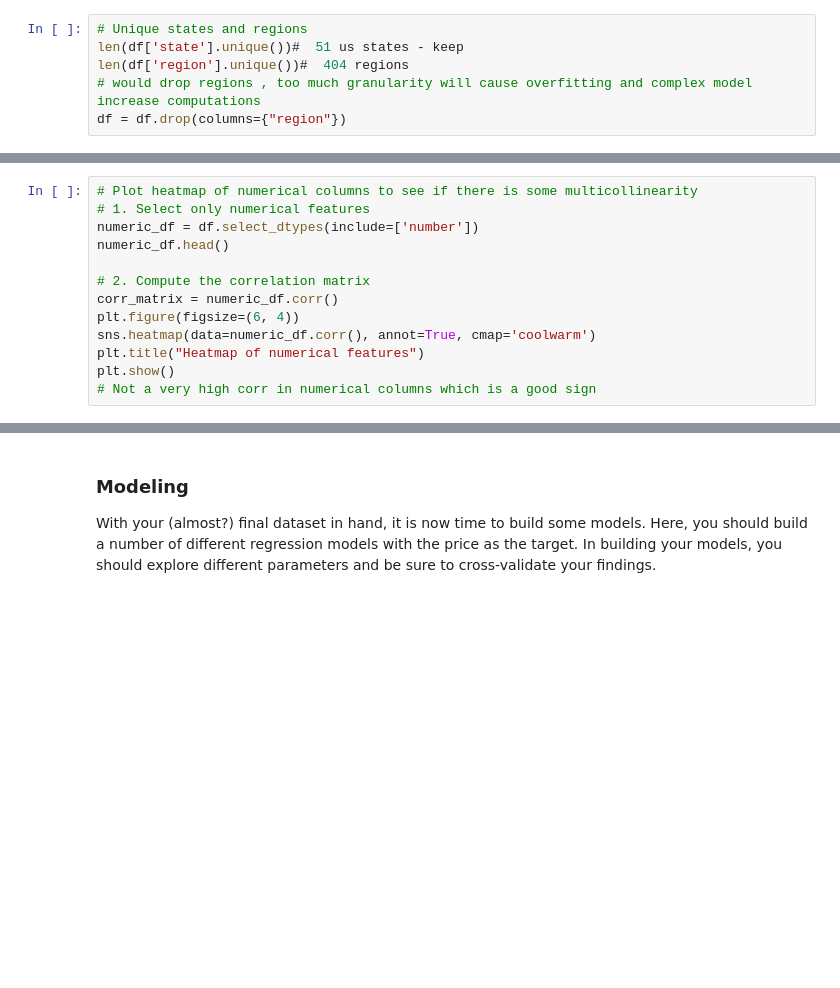
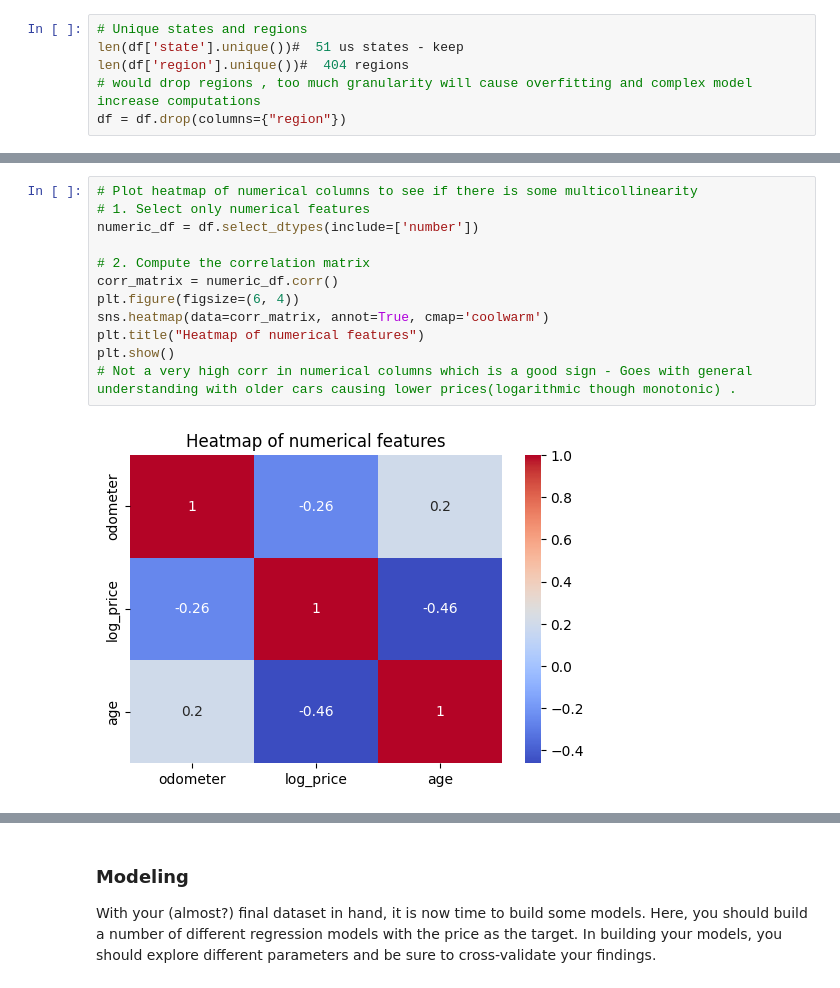
Before and after one commit to Subroy1/Data-Strategy-for-Leaders, a Jupyter notebook: Module 11/PracticalAssignement2_used_cars_II.ipynb, the cells around one changed output, grey strips where cells are left out. Drawn from its saved outputs; the diff is of its cells as text; blank space fills up the shorter version.

```diff
--- a/Module 11/PracticalAssignement2_used_cars_II.ipynb
+++ b/Module 11/PracticalAssignement2_used_cars_II.ipynb
@@ -384,16 +388,17 @@ df['manufacturer'].isnull().sum()
 # %%
 # Plot heatmap of numerical columns to see if there is some multicollinearity
 # 1. Select only numerical features
 numeric_df = df.select_dtypes(include=['number'])
-numeric_df.head()
 
 # 2. Compute the correlation matrix
 corr_matrix = numeric_df.corr()
 plt.figure(figsize=(6, 4))
-sns.heatmap(data=numeric_df.corr(), annot=True, cmap='coolwarm')
+sns.heatmap(data=corr_matrix, annot=True, cmap='coolwarm')
 plt.title("Heatmap of numerical features")
 plt.show()
-# Not a very high corr in numerical columns which is a good sign
+# Not a very high corr in numerical columns which is a good sign - Goes with general understanding with older cars causing lower prices(logarithmic though monotonic) .
+# %% [output]
+[figure, added]
 # %%
 # Transform the cylinder column from string to numeric
 df['cylinders']=df['cylinders'].str.split(" ").str[0]
```
Also changed, not shown: parts of 30 cells of this notebook.
